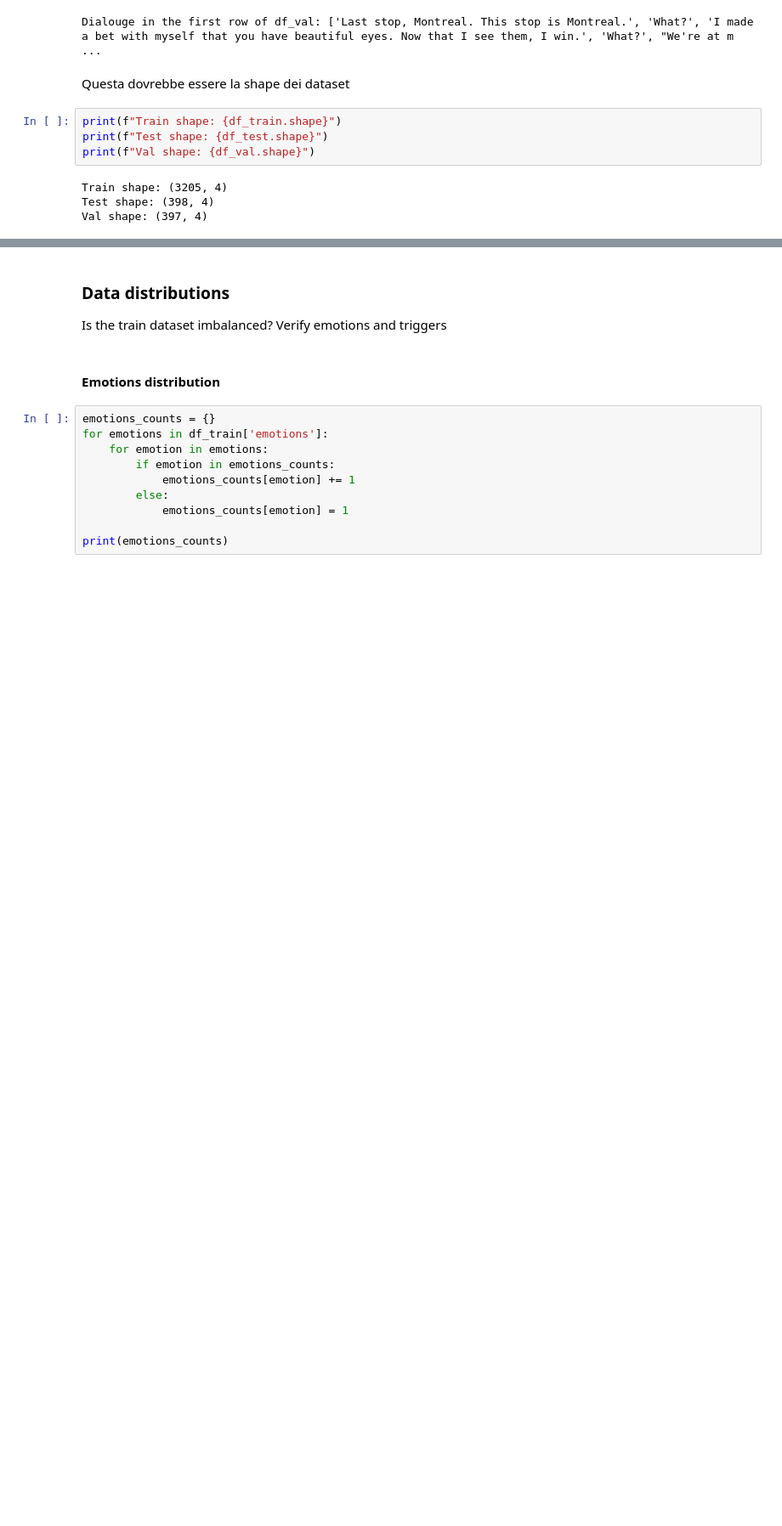
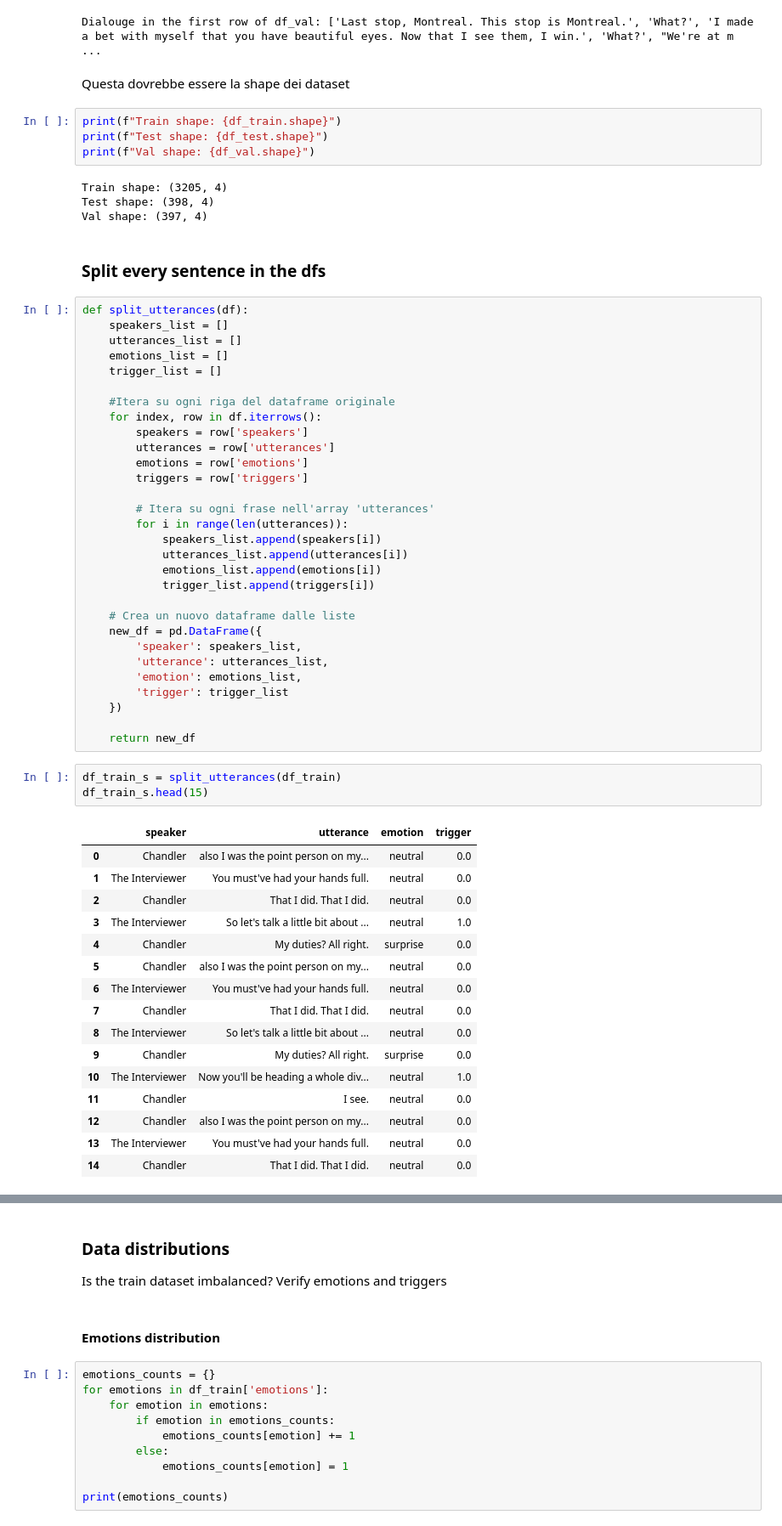
Before and after one commit to madalinaionela/NLP_project, a Jupyter notebook: project.ipynb, the cells around one changed output, grey strips where cells are left out. Shown: that part at 85% size. Drawn from its saved outputs; the diff is of its cells as text; blank space fills up the shorter version.

Commit message:
Function to split utterances
Creata funzione per dividere i dialoghi in singole frasi con le loro corrispondenti emozioni e trigger

```diff
--- a/project.ipynb
+++ b/project.ipynb
@@ -160,3 +161,55 @@ print(f"Val shape: {df_val.shape}")
 Train shape: (3205, 4)
 Test shape: (398, 4)
 Val shape: (397, 4)
+# %% [markdown]
+### Split every sentence in the dfs
+# %%
+def split_utterances(df):
+    speakers_list = []
+    utterances_list = []
+    emotions_list = []
+    trigger_list = []
+
+    #Itera su ogni riga del dataframe originale
+    for index, row in df.iterrows():
+        speakers = row['speakers']
+        utterances = row['utterances']
+        emotions = row['emotions']
+        triggers = row['triggers']
+
+        # Itera su ogni frase nell'array 'utterances'
+        for i in range(len(utterances)):
+            speakers_list.append(speakers[i])
+            utterances_list.append(utterances[i])
+            emotions_list.append(emotions[i])
+            trigger_list.append(triggers[i])
+
+    # Crea un nuovo dataframe dalle liste
+    new_df = pd.DataFrame({
+        'speaker': speakers_list,
+        'utterance': utterances_list,
+        'emotion': emotions_list,
+        'trigger': trigger_list
+    })
+
+    return new_df
+# %%
+df_train_s = split_utterances(df_train)
+df_train_s.head(15)
+# %% [output]
+|  | speaker | utterance | emotion | trigger |
+| 0 | Chandler | also I was the point person on my... | neutral | 0.0 |
+| 1 | The Interviewer | You must've had your hands full. | neutral | 0.0 |
+| 2 | Chandler | That I did. That I did. | neutral | 0.0 |
+| 3 | The Interviewer | So let's talk a little bit about ... | neutral | 1.0 |
+| 4 | Chandler | My duties? All right. | surprise | 0.0 |
+| 5 | Chandler | also I was the point person on my... | neutral | 0.0 |
+| 6 | The Interviewer | You must've had your hands full. | neutral | 0.0 |
+| 7 | Chandler | That I did. That I did. | neutral | 0.0 |
+| 8 | The Interviewer | So let's talk a little bit about ... | neutral | 0.0 |
+| 9 | Chandler | My duties? All right. | surprise | 0.0 |
+| 10 | The Interviewer | Now you'll be heading a whole div... | neutral | 1.0 |
+| 11 | Chandler | I see. | neutral | 0.0 |
+| 12 | Chandler | also I was the point person on my... | neutral | 0.0 |
+| 13 | The Interviewer | You must've had your hands full. | neutral | 0.0 |
+| 14 | Chandler | That I did. That I did. | neutral | 0.0 |
```
Also changed, not shown: parts of 18 cells of this notebook, 5 other files.
